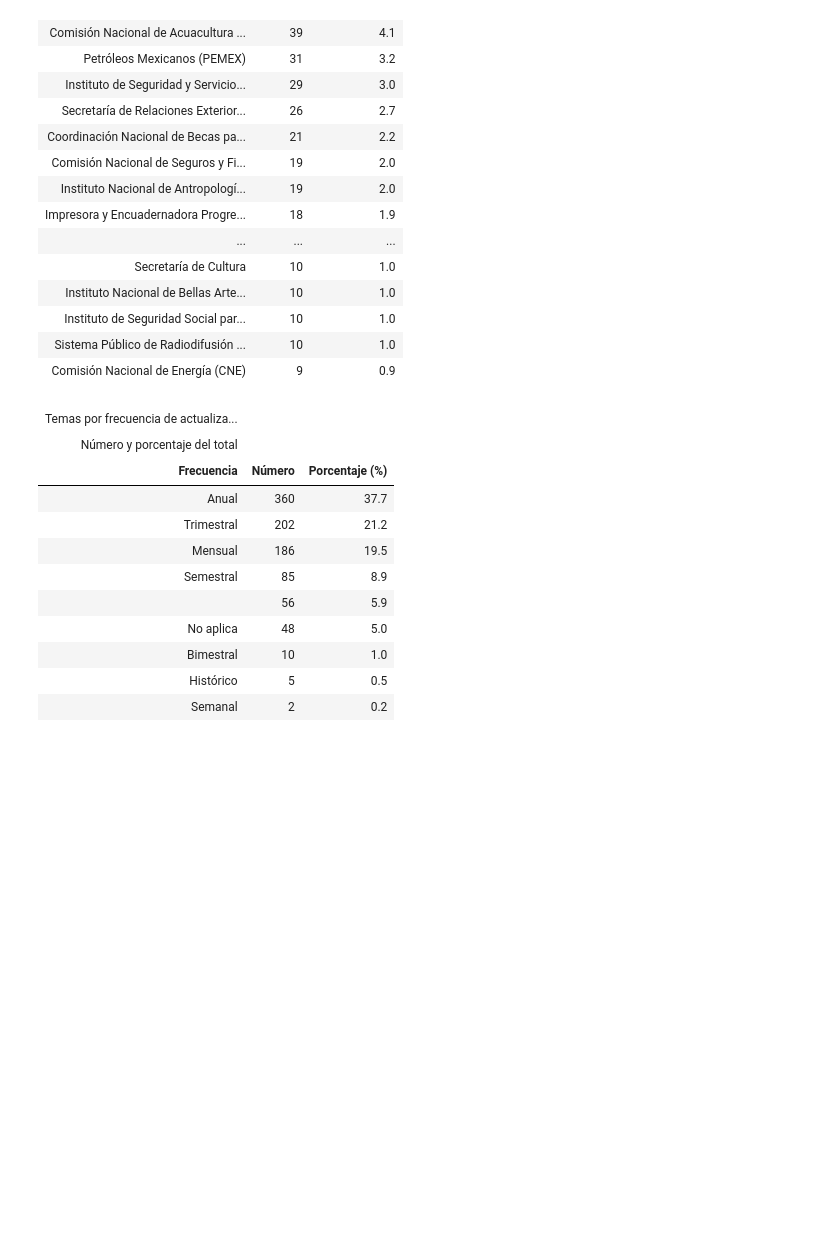
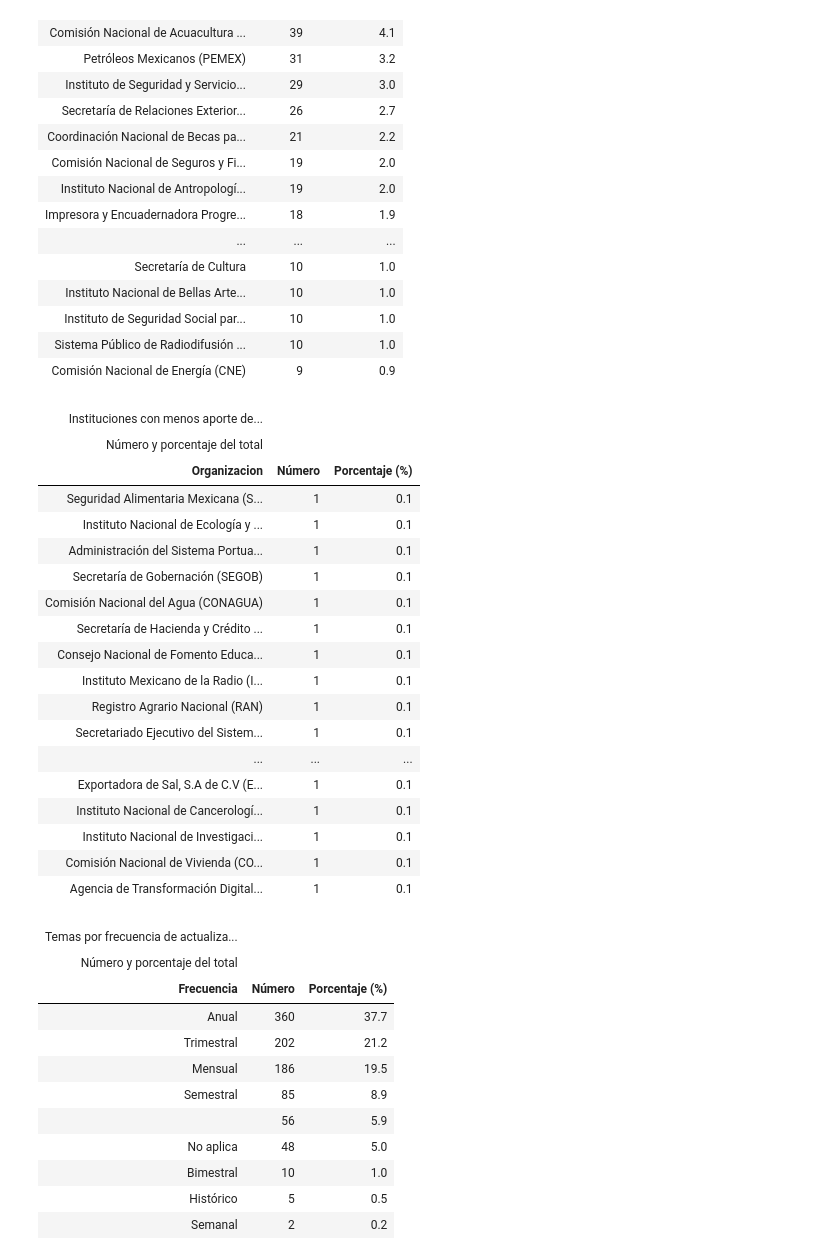
Before and after one commit to claudiodanielpc/medium, a Jupyter notebook: datos_abiertos_gobfed.ipynb, the cells around one changed output. Cells and saved outputs as stored; diff of their text form; code cells hidden in the pictures; blank space fills up the shorter version.

```diff
--- a/datos_abiertos_gobfed.ipynb
+++ b/datos_abiertos_gobfed.ipynb
@@ -101,12 +111,18 @@ print("Total de conjuntos de datos:", sum(tabla_conjunto['num_bases']))
 # %% [output]
 Total de conjuntos de datos: 4708
 # %%
+from great_tables import GT
+
 def tabla_frecuencias_gt(
     df,
     var,
     titulo,
-    top_n=None
+    top_n=None,
+    bottom_n=None
 ):
+
+    if top_n is not None and bottom_n is not None:
+        raise ValueError("Usa solo uno: top_n o bottom_n")
 
     tabla = (
         df[var]
@@ -126,6 +142,9 @@ def tabla_frecuencias_gt(
 
     if top_n is not None:
         tabla = tabla.head(top_n)
+
+    if bottom_n is not None:
+        tabla = tabla.tail(bottom_n)
 
     return (
         GT(tabla)
@@ -190,6 +209,34 @@ tabla_frecuencias_gt(
 | Instituto de Seguridad Social par... | 10 | 1.0 |
 | Sistema Público de Radiodifusión ... | 10 | 1.0 |
 | Comisión Nacional de Energía (CNE) | 9 | 0.9 |
+# %%
+##Temas por institución. Las que menos participan
+tabla_frecuencias_gt(
+    tabla_conjunto,
+    var="organizacion",
+    titulo="Instituciones con menos aporte de datos",
+    bottom_n=24
+)
+# %% [output]
+| Instituciones con menos aporte de... |  |  |
+| Número y porcentaje del total |  |  |
+| Organizacion | Número | Porcentaje (%) |
+| Seguridad Alimentaria Mexicana (S... | 1 | 0.1 |
+| Instituto Nacional de Ecología y ... | 1 | 0.1 |
+| Administración del Sistema Portua... | 1 | 0.1 |
+| Secretaría de Gobernación (SEGOB) | 1 | 0.1 |
+| Comisión Nacional del Agua (CONAGUA) | 1 | 0.1 |
+| Secretaría de Hacienda y Crédito ... | 1 | 0.1 |
+| Consejo Nacional de Fomento Educa... | 1 | 0.1 |
+| Instituto Mexicano de la Radio (I... | 1 | 0.1 |
+| Registro Agrario Nacional (RAN) | 1 | 0.1 |
+| Secretariado Ejecutivo del Sistem... | 1 | 0.1 |
+| ... | ... | ... |
+| Exportadora de Sal, S.A de C.V (E... | 1 | 0.1 |
+| Instituto Nacional de Cancerologí... | 1 | 0.1 |
+| Instituto Nacional de Investigaci... | 1 | 0.1 |
+| Comisión Nacional de Vivienda (CO... | 1 | 0.1 |
+| Agencia de Transformación Digital... | 1 | 0.1 |
 # %%
 ###Temas por categoría
 tabla_frecuencias_gt(
```
Also changed, not shown: parts of 1 cell of this notebook.
